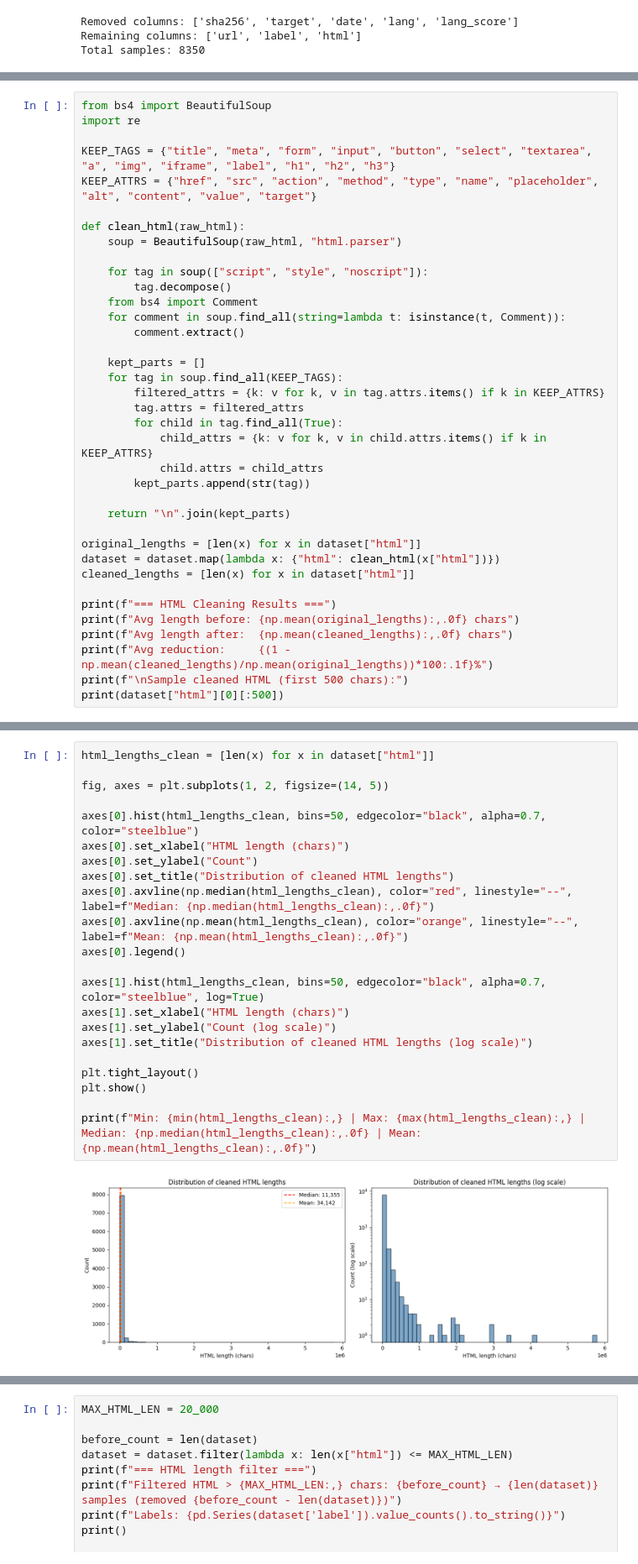
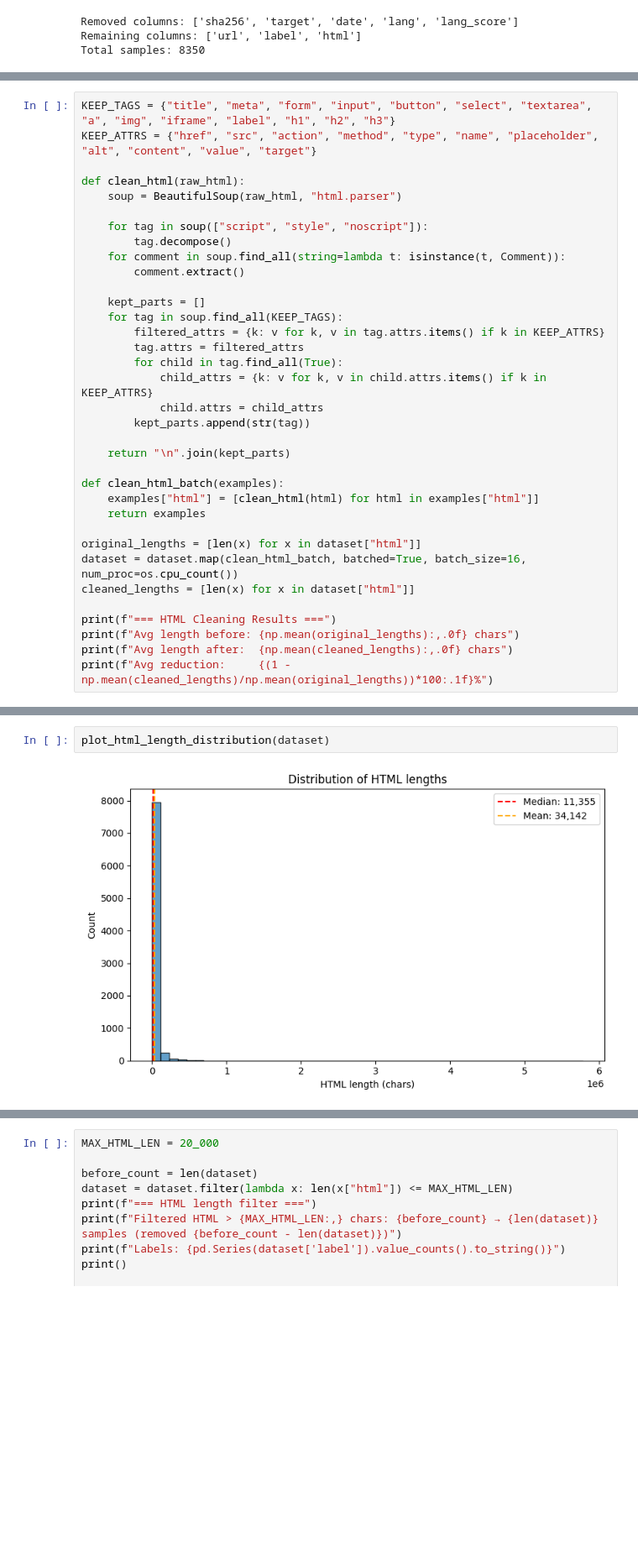
Before and after one commit to benzakenelad/mlprague2026, a Jupyter notebook: main.ipynb, the cells around one changed output, grey strips where cells are left out. Shown at 84% size. Saved outputs shown, nothing was run; the diff lists cells and outputs as text; blank space fills up the shorter version.

```diff
--- a/main.ipynb
+++ b/main.ipynb
@@ -140,8 +115,5 @@ print(f"Min: {min(html_lengths):,} | Max: {max(html_lengths):,} | Median: {np.me
 Min: 62 | Max: 11,431,117 | Median: 147,158 | Mean: 312,784
 # %%
-from bs4 import BeautifulSoup
-import re
-
 KEEP_TAGS = {"title", "meta", "form", "input", "button", "select", "textarea", "a", "img", "iframe", "label", "h1", "h2", "h3"}
 KEEP_ATTRS = {"href", "src", "action", "method", "type", "name", "placeholder", "alt", "content", "value", "target"}
 
@@ -150,7 +122,6 @@ def clean_html(raw_html):
 
     for tag in soup(["script", "style", "noscript"]):
         tag.decompose()
-    from bs4 import Comment
     for comment in soup.find_all(string=lambda t: isinstance(t, Comment)):
         comment.extract()
 
@@ -165,13 +136,15 @@ def clean_html(raw_html):
 
     return "\n".join(kept_parts)
 
+def clean_html_batch(examples):
+    examples["html"] = [clean_html(html) for html in examples["html"]]
+    return examples
+
 original_lengths = [len(x) for x in dataset["html"]]
-dataset = dataset.map(lambda x: {"html": clean_html(x["html"])})
+dataset = dataset.map(clean_html_batch, batched=True, batch_size=16, num_proc=os.cpu_count())
 cleaned_lengths = [len(x) for x in dataset["html"]]
 
 print(f"=== HTML Cleaning Results ===")
 print(f"Avg length before: {np.mean(original_lengths):,.0f} chars")
 print(f"Avg length after:  {np.mean(cleaned_lengths):,.0f} chars")
 print(f"Avg reduction:     {(1 - np.mean(cleaned_lengths)/np.mean(original_lengths))*100:.1f}%")
-print(f"\nSample cleaned HTML (first 500 chars):")
-print(dataset["html"][0][:500])
@@ -178,27 +153,7 @@ print(dataset["html"][0][:500])
 # %%
-html_lengths_clean = [len(x) for x in dataset["html"]]
-
-fig, axes = plt.subplots(1, 2, figsize=(14, 5))
-
-axes[0].hist(html_lengths_clean, bins=50, edgecolor="black", alpha=0.7, color="steelblue")
-axes[0].set_xlabel("HTML length (chars)")
-axes[0].set_ylabel("Count")
-axes[0].set_title("Distribution of cleaned HTML lengths")
-axes[0].axvline(np.median(html_lengths_clean), color="red", linestyle="--", label=f"Median: {np.median(html_lengths_clean):,.0f}")
-axes[0].axvline(np.mean(html_lengths_clean), color="orange", linestyle="--", label=f"Mean: {np.mean(html_lengths_clean):,.0f}")
-axes[0].legend()
-
-axes[1].hist(html_lengths_clean, bins=50, edgecolor="black", alpha=0.7, color="steelblue", log=True)
-axes[1].set_xlabel("HTML length (chars)")
-axes[1].set_ylabel("Count (log scale)")
-axes[1].set_title("Distribution of cleaned HTML lengths (log scale)")
-
-plt.tight_layout()
-plt.show()
-
-print(f"Min: {min(html_lengths_clean):,} | Max: {max(html_lengths_clean):,} | Median: {np.median(html_lengths_clean):,.0f} | Mean: {np.mean(html_lengths_clean):,.0f}")
+plot_html_length_distribution(dataset)
 # %% [output]
-[figure, old version]
+[figure, new version]
 Min: 0 | Max: 5,779,524 | Median: 11,355 | Mean: 34,142
 # %%
 MAX_HTML_LEN = 20_000
```
Also changed, not shown: parts of 23 cells of this notebook, 1 other file.
